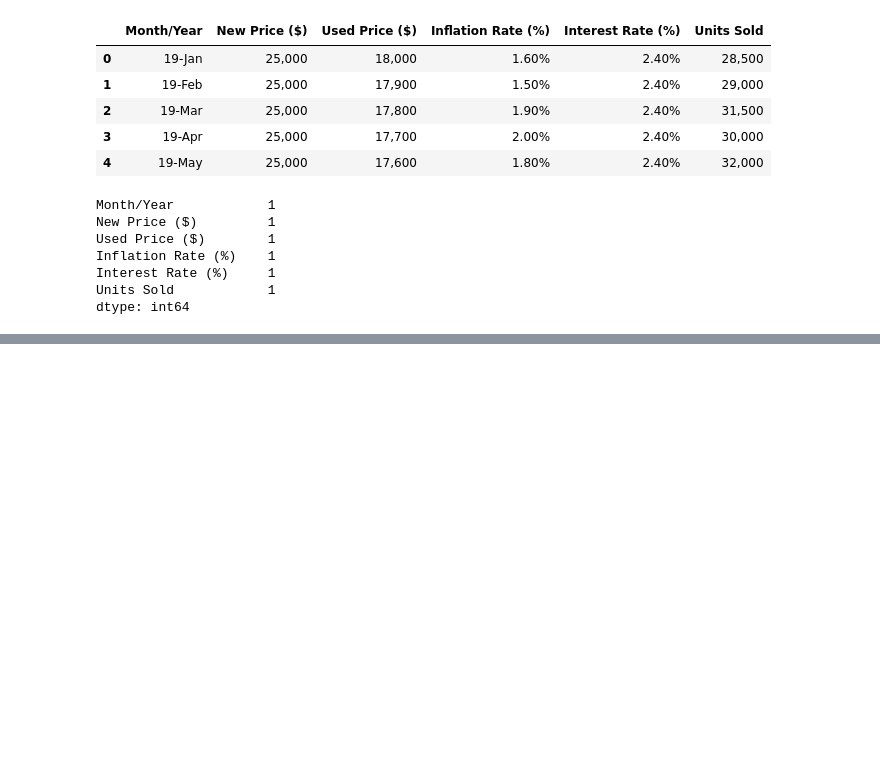
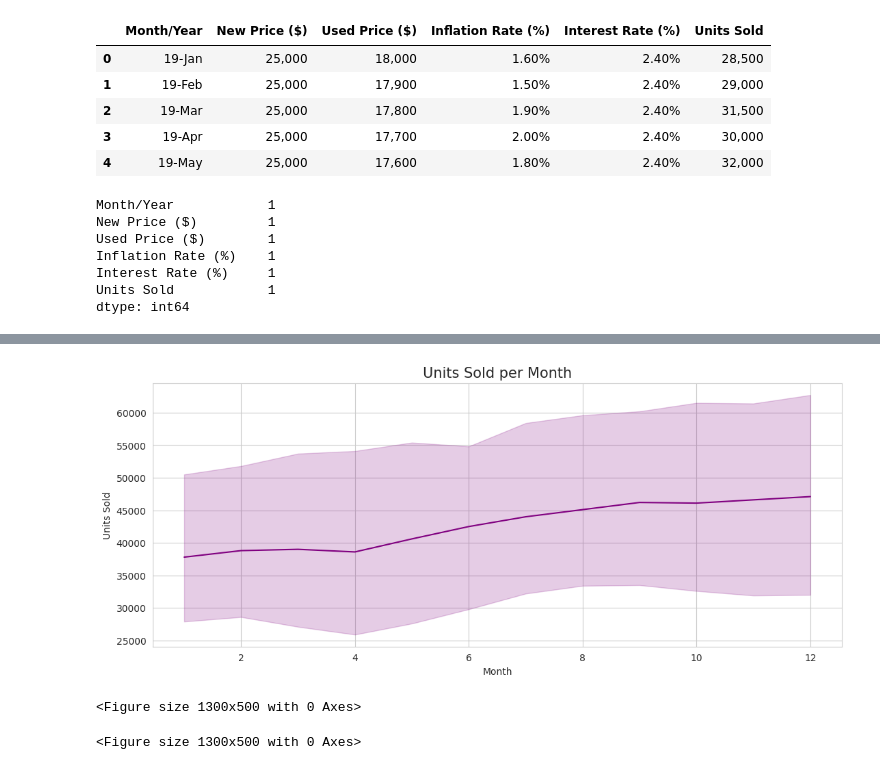
Before and after one commit to ctrlvee/Kaggle-Notebook-ETL-Pipeline---Auto-Prices-Economic-Trends, a Jupyter notebook: etl-pipeline-auto-prices-economic-trends.ipynb, the cells around one changed output, grey strips where cells are left out. Saved outputs shown, nothing was run; the diff lists cells and outputs as text; code cells hidden in the pictures; blank space fills up the shorter version.

```diff
--- a/etl-pipeline-auto-prices-economic-trends.ipynb
+++ b/etl-pipeline-auto-prices-economic-trends.ipynb
@@ -220,0 +283,13 @@ df['Used Price ($)'] = pd.to_numeric(df['Used Price ($)'].str.replace(',',''))
+# %%
+plt.figure(figsize=(13,5))
+plt.title('Units Sold per Month', fontsize=15)
+sns.lineplot(x=df['Month'],y=df['Units Sold'], color='purple')
+plt.show()
+# %% [output]
+[figure, added]
+# %%
+plt.figure(figsize=(13,5))
+# sns.lineplot(x=)
+# %% [output]
+<Figure size 1300x500 with 0 Axes>
+<Figure size 1300x500 with 0 Axes>
```
Also changed, not shown: parts of 24 cells of this notebook.
